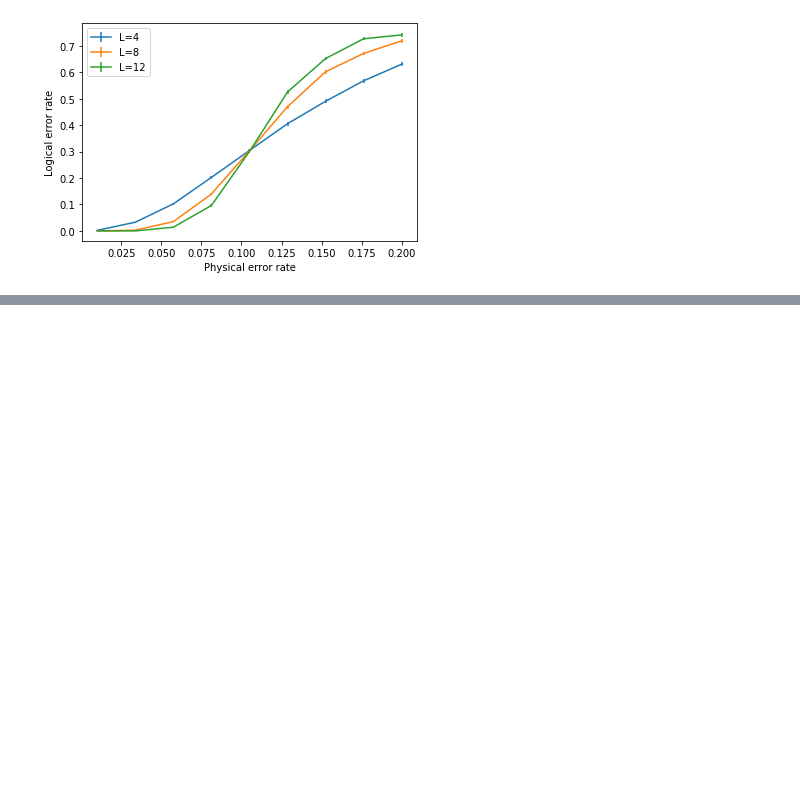
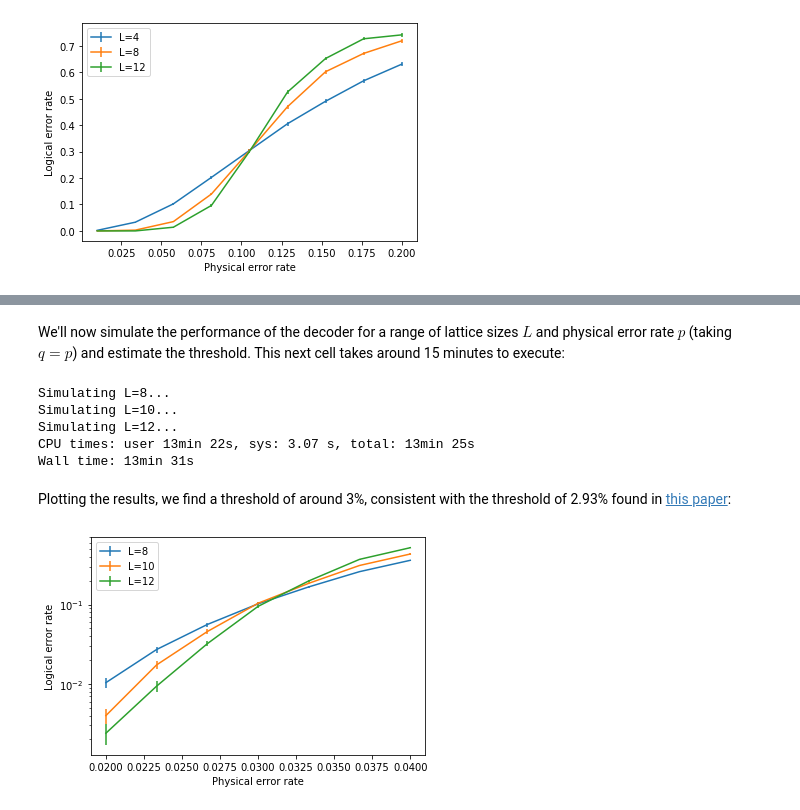
Before and after one commit to oscarhiggott/PyMatching, a Jupyter notebook: docs/toric-code-example.ipynb, the cells around one changed output, grey strips where cells are left out. Saved outputs shown, nothing was run; the diff lists cells and outputs as text; code cells hidden in the pictures; blank space fills up the shorter version.

Commit message:
Add noisy syndromes to toric code example

```diff
--- a/docs/example.ipynb
+++ b/docs/toric-code-example.ipynb
@@ -171,0 +204,39 @@ plt.legend(loc=0);
+# %% [markdown]
+We'll now simulate the performance of the decoder for a range of lattice sizes $L$ and physical error rate $p$ (taking $q=p$) and estimate the threshold. This next cell takes around 15 minutes to execute:
+# %%
+%%time
+
+num_trials = 5000
+Ls = range(8,13,2)
+ps = np.linspace(0.02, 0.04, 7)
+log_errors_all_L = []
+for L in Ls:
+    print(f"Simulating L={L}...")
+    Hx = toric_code_x_stabilisers(L)
+    logX = toric_code_x_logicals(L)
+    log_errors = []
+    for p in ps:
+        num_errors = num_decoding_failures_noisy_syndromes(Hx, logX, p, p, num_trials, L)
+        log_errors.append(num_errors/num_trials)
+    log_errors_all_L.append(np.array(log_errors))
+# %% [output]
+Simulating L=8...
+Simulating L=10...
+Simulating L=12...
+CPU times: user 13min 22s, sys: 3.07 s, total: 13min 25s
+Wall time: 13min 31s
+# %% [markdown]
+Plotting the results, we find a threshold of around 3%, consistent with the threshold of 2.93% found in [this paper](https://arxiv.org/abs/quant-ph/0207088):
+# %%
+%matplotlib inline
+
+plt.figure()
+for L, logical_errors in zip(Ls, log_errors_all_L):
+    std_err = (logical_errors*(1-logical_errors)/num_trials)**0.5
+    plt.errorbar(ps, logical_errors, yerr=std_err, label=f"L={L}")
+plt.yscale("log")
+plt.xlabel("Physical error rate")
+plt.ylabel("Logical error rate")
+plt.legend(loc=0);
+# %% [output]
+[figure, added]
```
Also changed, not shown: parts of 3 cells of this notebook, 2 other files.
